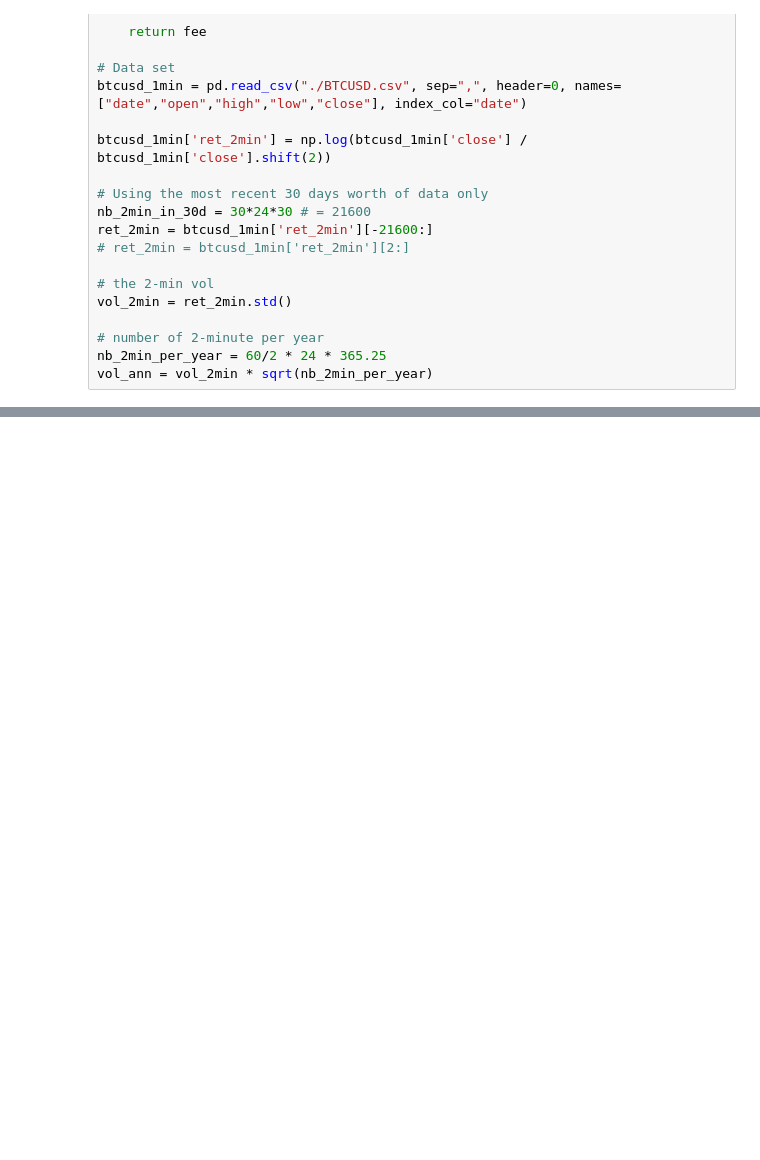
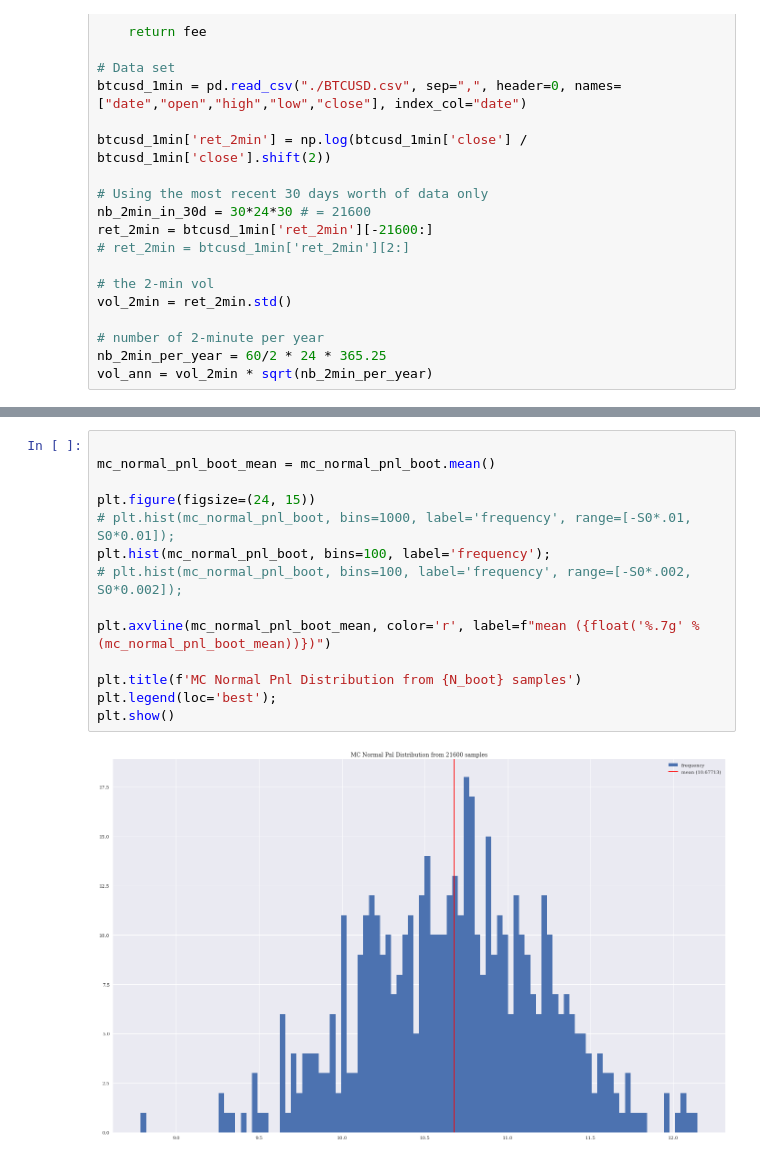
Before and after one commit to sebastienverreault/option_risk_analysis2, a Jupyter notebook: pnl_bootstrap_simulation.ipynb, the cells around one changed output, grey strips where cells are left out. Cells and saved outputs as stored; diff of their text form; blank space fills up the shorter version.

```diff
--- a/pnl_bootstrap_simulation.ipynb
+++ b/pnl_bootstrap_simulation.ipynb
@@ -508,0 +756,16 @@ plt.show()
+# %%
+
+mc_normal_pnl_boot_mean = mc_normal_pnl_boot.mean()
+
+plt.figure(figsize=(24, 15))
+# plt.hist(mc_normal_pnl_boot, bins=1000, label='frequency', range=[-S0*.01, S0*0.01]);
+plt.hist(mc_normal_pnl_boot, bins=100, label='frequency');
+# plt.hist(mc_normal_pnl_boot, bins=100, label='frequency', range=[-S0*.002, S0*0.002]);
+
+plt.axvline(mc_normal_pnl_boot_mean, color='r', label=f"mean ({float('%.7g' % (mc_normal_pnl_boot_mean))})")
+
+plt.title(f'MC Normal Pnl Distribution from {N_boot} samples')
+plt.legend(loc='best');
+plt.show()
+# %% [output]
+[figure, added]
```
Also changed, not shown: parts of 16 cells of this notebook.
